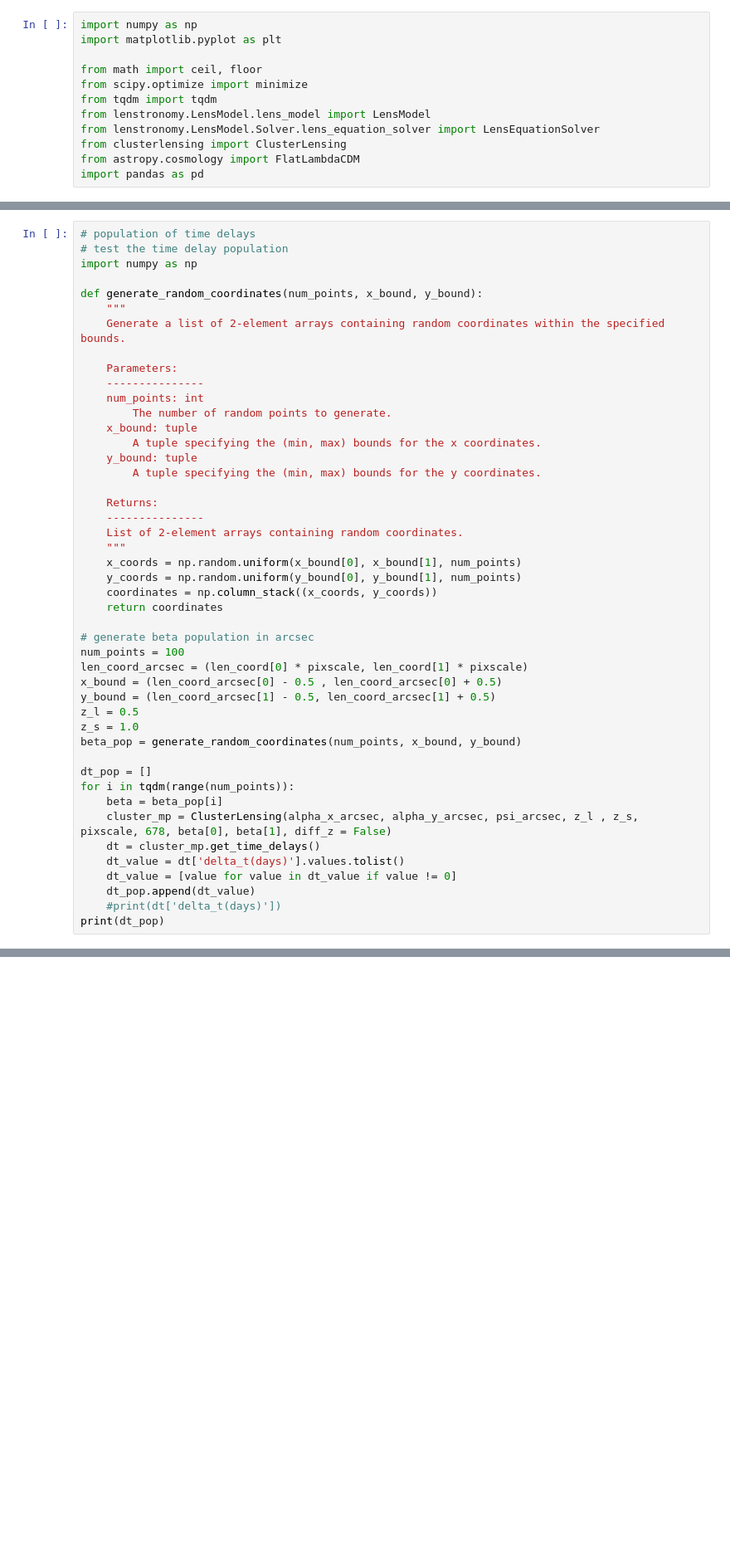
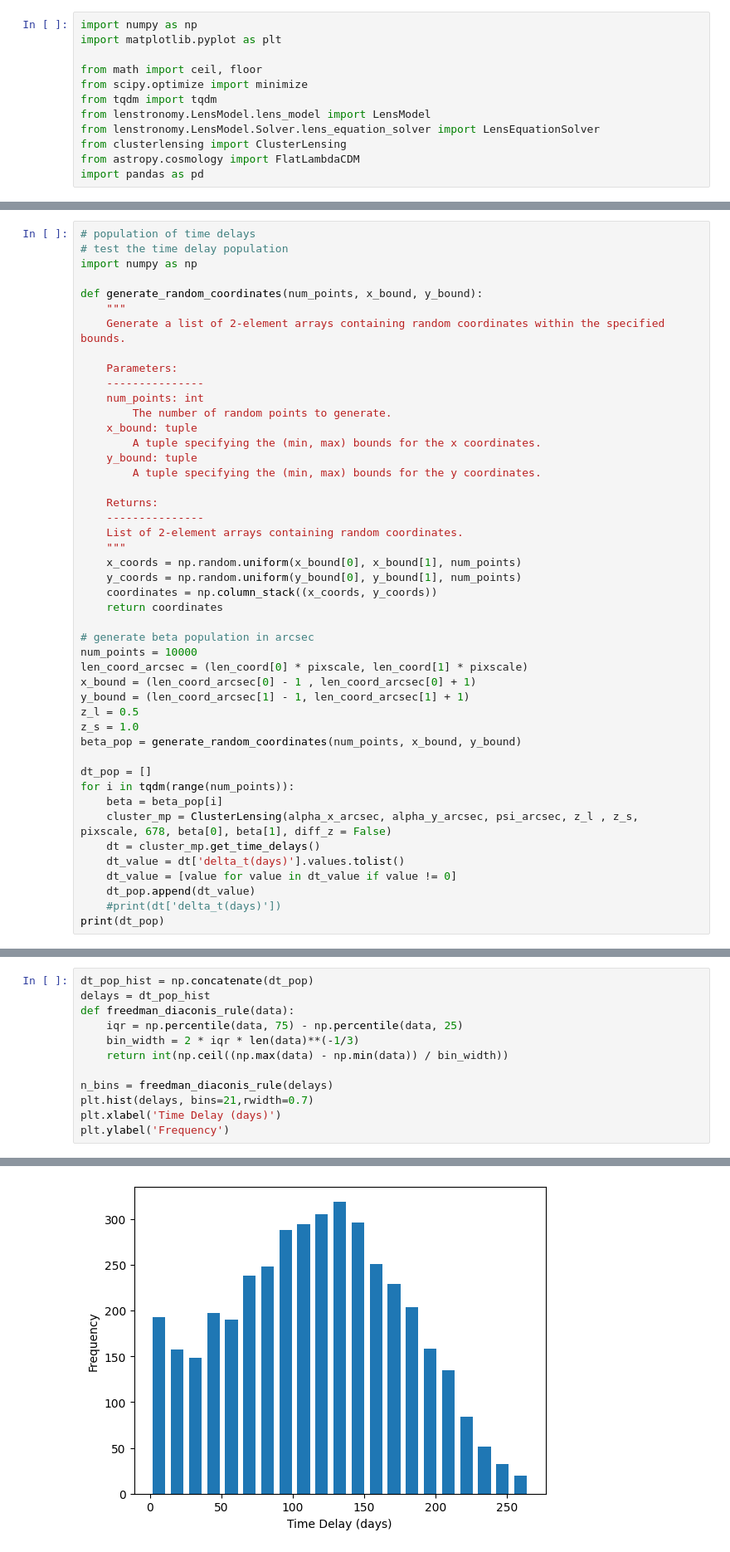
Before and after one commit to diceandcats/SURE-GW-lensing, a Jupyter notebook: Real stuffs/cluster_class_verify.ipynb, the cells around one changed output, grey strips where cells are left out. Shown at 83% size. Drawn from its saved outputs; the diff is of its cells as text; blank space fills up the shorter version.

Commit message:
25/7 populations of time delay

```diff
--- a/Real stuffs/cluster_class_verify.ipynb
+++ b/Real stuffs/cluster_class_verify.ipynb
@@ -306,10 +287,10 @@ def generate_random_coordinates(num_points, x_bound, y_bound):
     return coordinates
 
 # generate beta population in arcsec
-num_points = 100
+num_points = 10000
 len_coord_arcsec = (len_coord[0] * pixscale, len_coord[1] * pixscale)
-x_bound = (len_coord_arcsec[0] - 0.5 , len_coord_arcsec[0] + 0.5)
-y_bound = (len_coord_arcsec[1] - 0.5, len_coord_arcsec[1] + 0.5)
+x_bound = (len_coord_arcsec[0] - 1 , len_coord_arcsec[0] + 1)
+y_bound = (len_coord_arcsec[1] - 1, len_coord_arcsec[1] + 1)
 z_l = 0.5
 z_s = 1.0
 beta_pop = generate_random_coordinates(num_points, x_bound, y_bound)
@@ -362,0 +310,13 @@ plt.hist(dt_pop_hist, bins=30)
+# %%
+dt_pop_hist = np.concatenate(dt_pop)
+delays = dt_pop_hist
+def freedman_diaconis_rule(data):
+    iqr = np.percentile(data, 75) - np.percentile(data, 25)
+    bin_width = 2 * iqr * len(data)**(-1/3)
+    return int(np.ceil((np.max(data) - np.min(data)) / bin_width))
+
+n_bins = freedman_diaconis_rule(delays)
+plt.hist(delays, bins=21,rwidth=0.7)
+plt.xlabel('Time Delay (days)')
+plt.ylabel('Frequency')
+# %% [output]
@@ -363,3 +324,4 @@ plt.hist(dt_pop_hist, bins=30)
+[figure, added]
 # %%
 beta_test = (2.75706612, 3.13571632)
 z_l = 0.5
```
Also changed, not shown: parts of 8 cells of this notebook, 5 other files.
